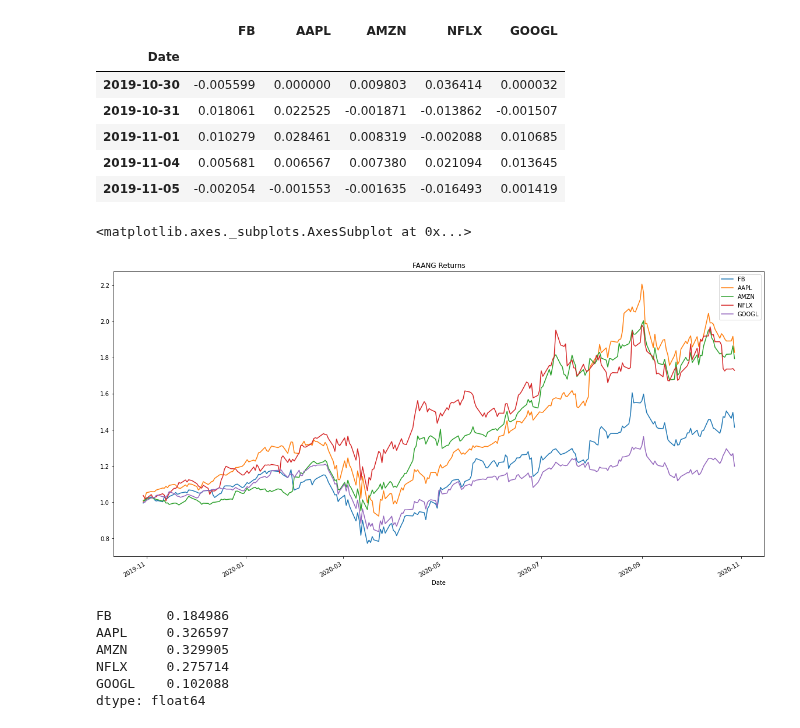
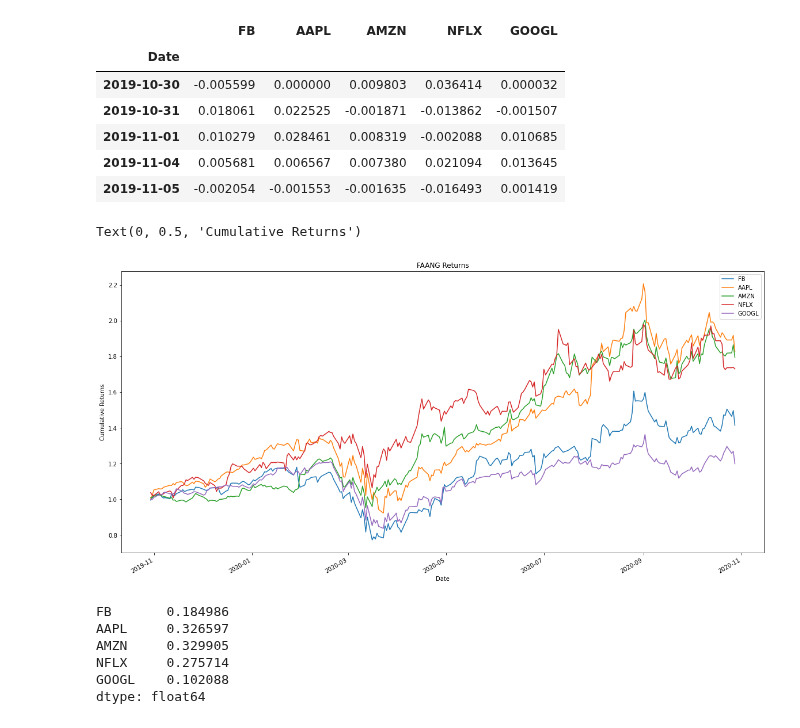
Before and after one commit to Milticket414/Dream-Team, a Jupyter notebook: reports/faang_final_analysis.ipynb, the cells around one changed output. Saved outputs shown, nothing was run; the diff lists cells and outputs as text; code cells hidden in the pictures.

Commit message:
titles for graphs on faang final

```diff
--- a/reports/faang_final_analysis.ipynb
+++ b/reports/faang_final_analysis.ipynb
@@ -86,10 +86,11 @@ changes_daily_prices.head()
 | 2019-11-05 | -0.002054 | -0.001553 | -0.001635 | -0.016493 | 0.001419 |
 # %%
 returns_faang = (1 + changes_daily_prices).cumprod()
-returns_faang.plot(figsize = (20,10), title="FAANG Returns")
+new = returns_faang.plot(figsize = (20,10), title="FAANG Returns")
+new.set_ylabel("Cumulative Returns")
 # %% [output]
-<matplotlib.axes._subplots.AxesSubplot at 0x...>
+Text(0, 0.5, 'Cumulative Returns')
-[figure, old version]
+[figure, new version]
 # %%
 standard_dev = returns_faang.std()
 standard_dev
```
Also changed, not shown: parts of 1 cell of this notebook.
